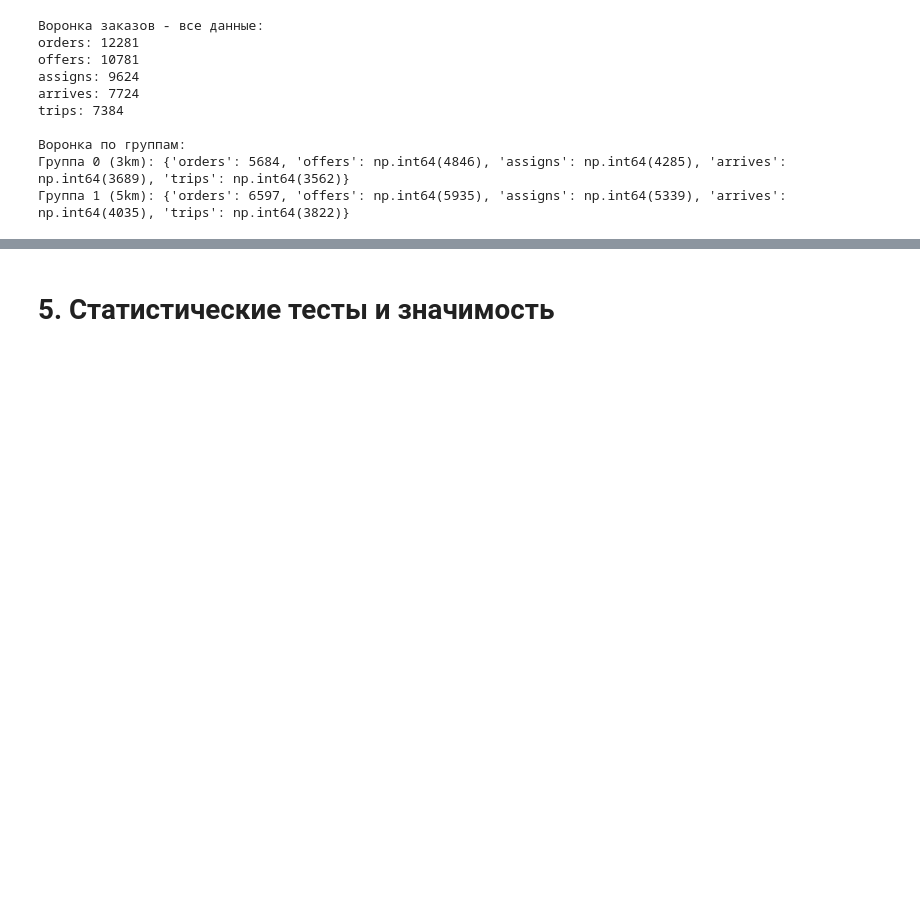
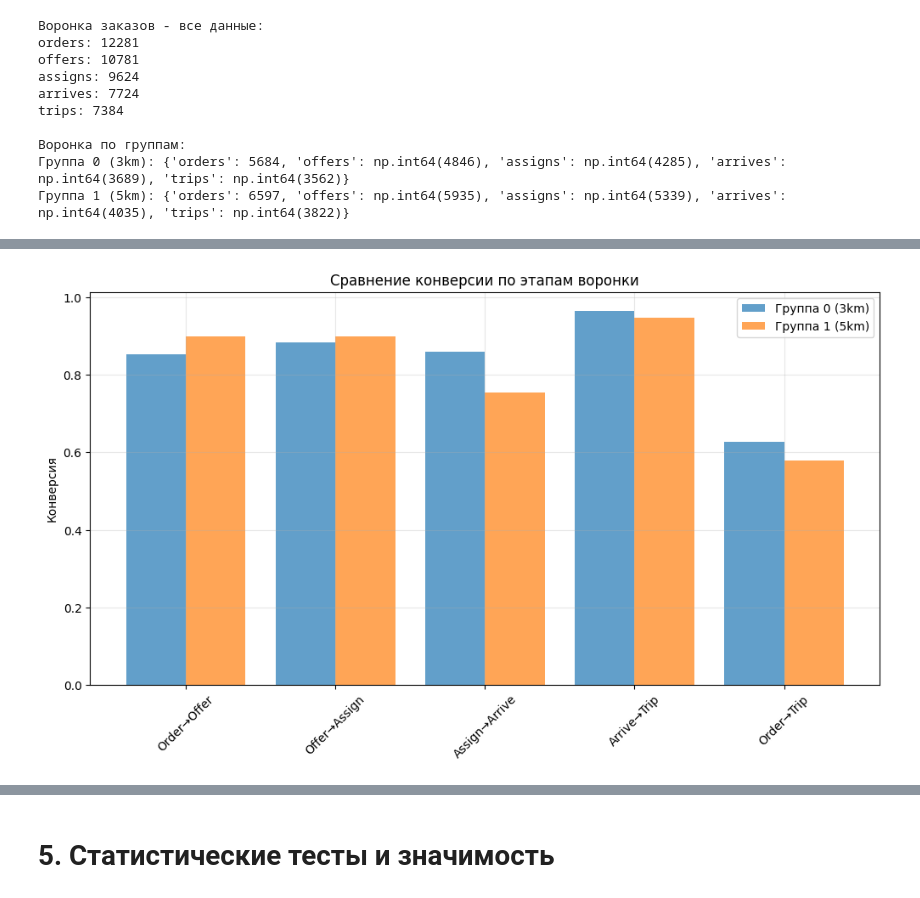
Before and after one commit to valerialosk/taxipark_ab_test, a Jupyter notebook: analysis.ipynb, the cells around one changed output, grey strips where cells are left out. Cells and saved outputs as stored; diff of their text form; code cells hidden in the pictures; blank space fills up the shorter version.

Commit message:
Add detailed funnel analysis, statistical tests and initial conclusions

```diff
--- a/analysis.ipynb
+++ b/analysis.ipynb
@@ -153,0 +167,15 @@ trips: 7384
+# %%
+# Расчет конверсии между этапами воронки
+def calculate_conversion(funnel):
+    conversion = {
+        'order_to_offer': funnel['offers'] / funnel['orders'],
+        'offer_to_assign': funnel['assigns'] / funnel['offers'],
+        'assign_to_arrive': funnel['arrives'] / funnel['assigns'],
+        'arrive_to_trip': funnel['trips'] / funnel['arrives'],
+        'order_to_trip': funnel['trips'] / funnel['orders']
+    }
+    return conversion
+
+print("Конверсия по группам:")
+print("Группа 0 (3km):", calculate_conversion(funnel_0))
+print("Группа 1 (5km):", calculate_conversion(funnel_1))
@@ -153,0 +186,21 @@ trips: 7384
+# %%
+# Визуализация конверсии по группам
+conv_0 = calculate_conversion(funnel_0)
+conv_1 = calculate_conversion(funnel_1)
+
+stages = ['order_to_offer', 'offer_to_assign', 'assign_to_arrive', 'arrive_to_trip', 'order_to_trip']
+group_0_rates = [conv_0[stage] for stage in stages]
+group_1_rates = [conv_1[stage] for stage in stages]
+
+x = range(len(stages))
+plt.figure(figsize=(12, 6))
+plt.bar([i-0.2 for i in x], group_0_rates, width=0.4, label='Группа 0 (3km)', alpha=0.7)
+plt.bar([i+0.2 for i in x], group_1_rates, width=0.4, label='Группа 1 (5km)', alpha=0.7)
+plt.xticks(x, ['Order→Offer', 'Offer→Assign', 'Assign→Arrive', 'Arrive→Trip', 'Order→Trip'], rotation=45)
+plt.ylabel('Конверсия')
+plt.title('Сравнение конверсии по этапам воронки')
+plt.legend()
+plt.grid(True, alpha=0.3)
+plt.show()
+# %% [output]
+[figure, added]
```
Also changed, not shown: parts of 14 cells of this notebook.
